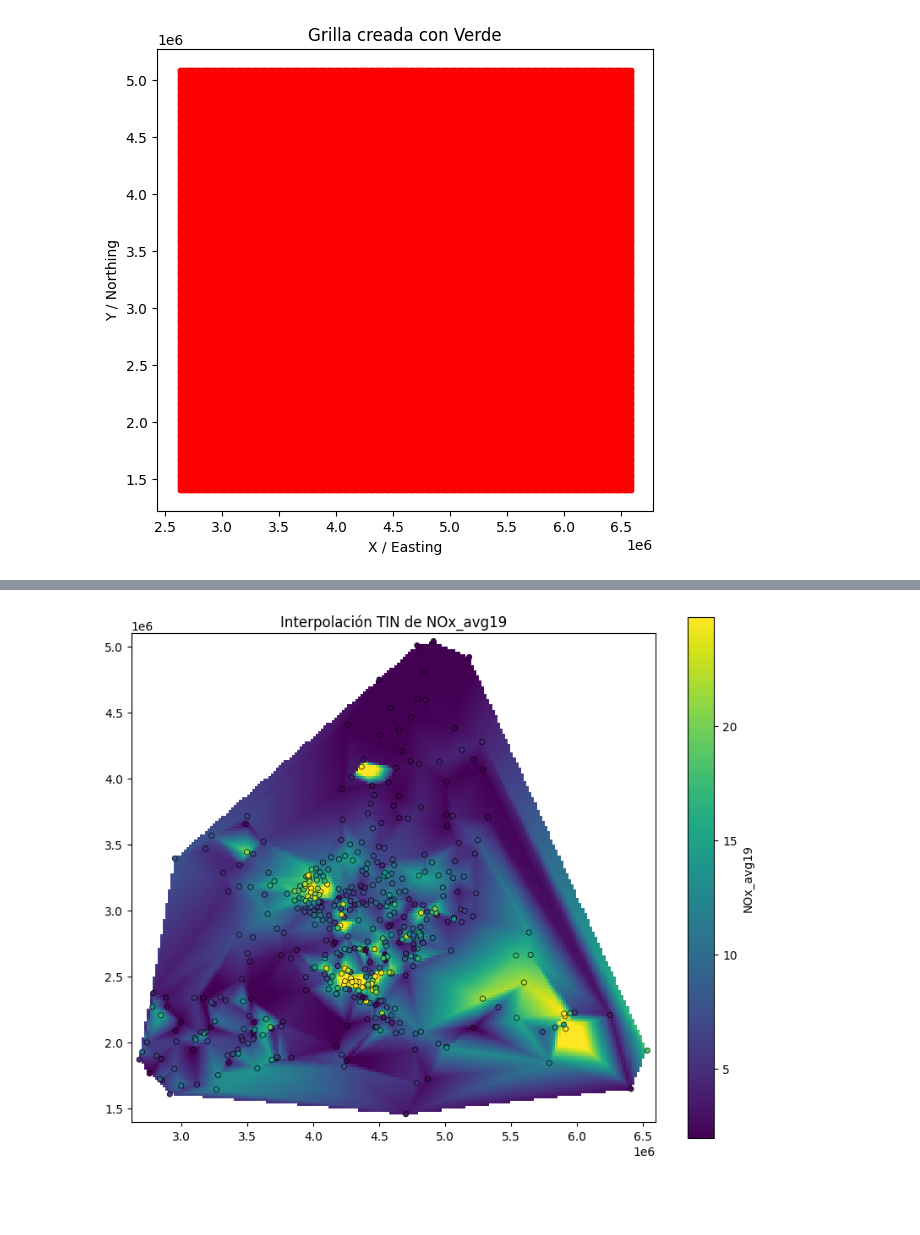
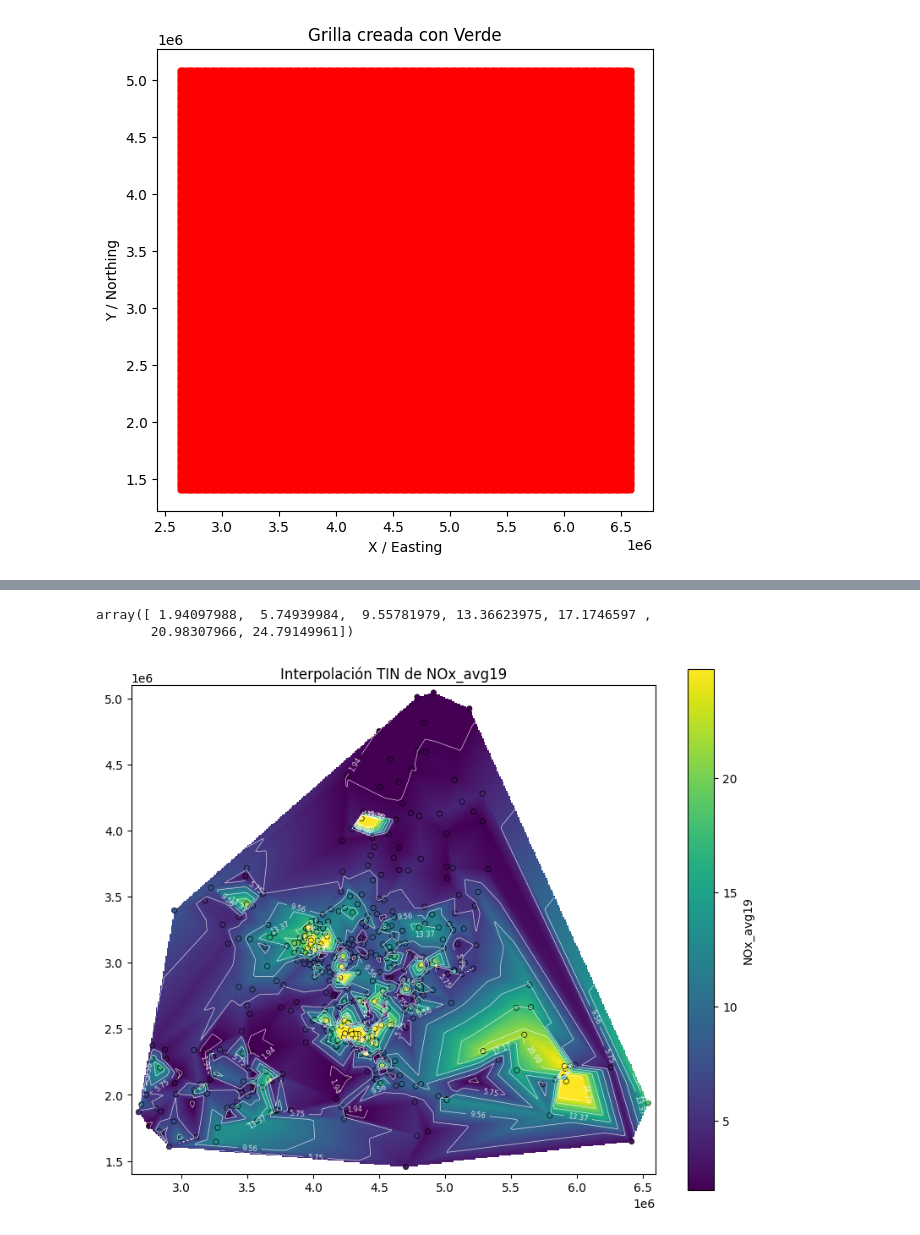
Before and after one commit to junior0428/GyS-course, a Jupyter notebook: modules/module05.ipynb, the cells around one changed output, grey strips where cells are left out. Cells and saved outputs as stored; diff of their text form; code cells hidden in the pictures; blank space fills up the shorter version.

```diff
--- a/modules/module05.ipynb
+++ b/modules/module05.ipynb
@@ -41,7 +41,7 @@ print(region)
 
 east, north = vd.grid_coordinates(
     region=region,
-    spacing=20_000
+    spacing=10_000
 )
 
 query_coords = np.column_stack([east.ravel(), north.ravel()])
@@ -114,7 +61,0 @@ array([[3.e+00, 2.e+00, 2.e+00],
-# %%
-# Obtener los valores reales de los vecinos encontrados por KDTree.
-idx = np.array([5, 1, 5, 3, 4])
-values = np.array([10, 20, 30, 40, 50])
-safe_indices = np.where(idx < len(values), idx, 0)
-print(safe_indices)
-values[safe_indices]
@@ -199,34 +192,49 @@ plt.show()
 # %%
-# Calcular TIN
-from scipy.interpolate import LinearNDInterpolator
 tin_interpolator = LinearNDInterpolator(coords, values)
-levels = np.linspace(vmin, vmax, 10)
+
+tin_surface = tin_interpolator(east, north)
+levels = np.linspace(vmin, vmax, 7)
+levels
+# %% [output]
+array([ 1.94097988,  5.74939984,  9.55781979, 13.36623975, 17.1746597 ,
+       20.98307966, 24.79149961])
 # %%
 fig, ax = plt.subplots(figsize=(10, 8))
 mesh = ax.pcolormesh(
     east,
     north,
-    tin_interpolator(east.ravel(), north.ravel()).reshape(east.shape),
+    tin_surface,
     shading='auto',
     cmap='viridis',
     vmin=vmin,
     vmax=vmax
     )
 
 ax.scatter(
     x,
     y,
     c=values,
     cmap='viridis',
     edgecolor='black',
     s=20,
     linewidths=0.5,
     vmax=vmax,
     vmin=vmin
 )
+cntr = ax.contour(
+    east,
+    north,
+    tin_surface,
+    levels=levels,
+    colors='white',
+    linewidths=0.5,
+    alpha=0.8
+)
+
 fig.colorbar(mesh, ax=ax, label='NOx_avg19')
 ax.set_title('Interpolación TIN de NOx_avg19')
+ax.clabel(cntr, inline=True, fontsize=6)
 ax.set_aspect('equal')
 plt.show()
 # %% [output]
-[figure, old version]
+[figure, new version]
```
Also changed, not shown: parts of 22 cells of this notebook, 1 other file.
